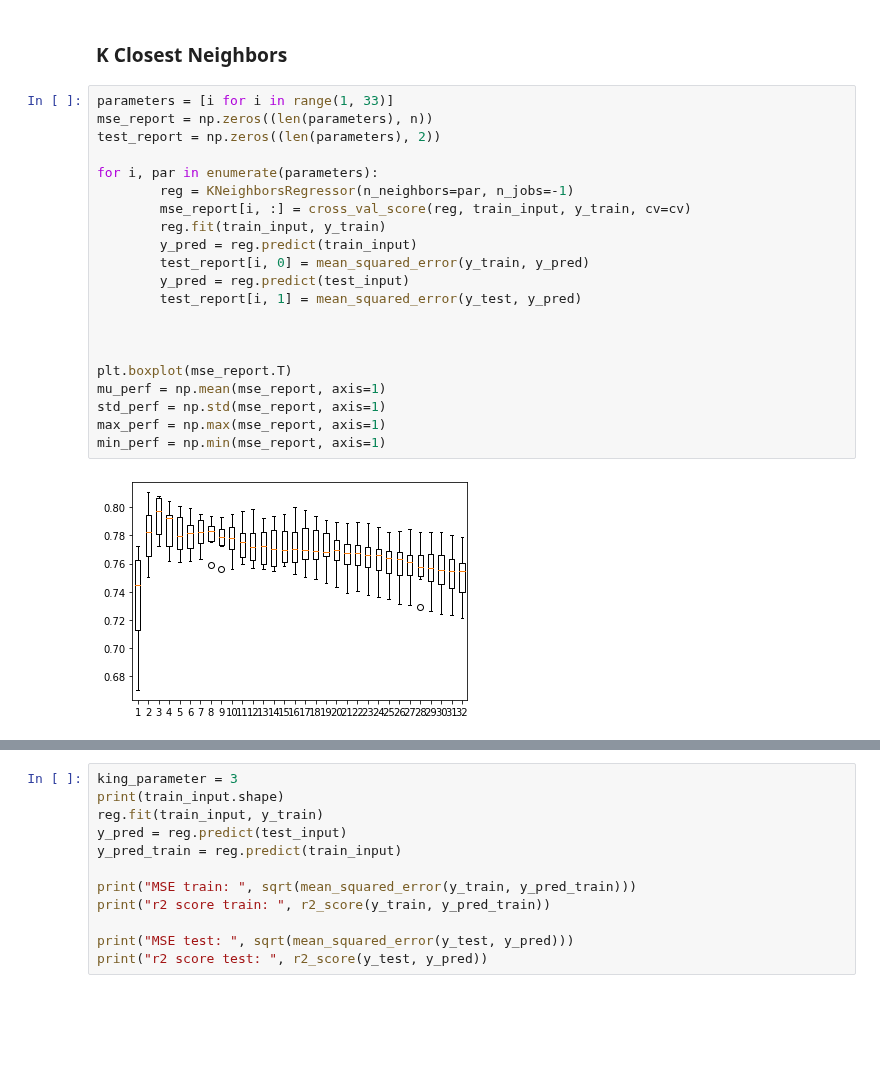
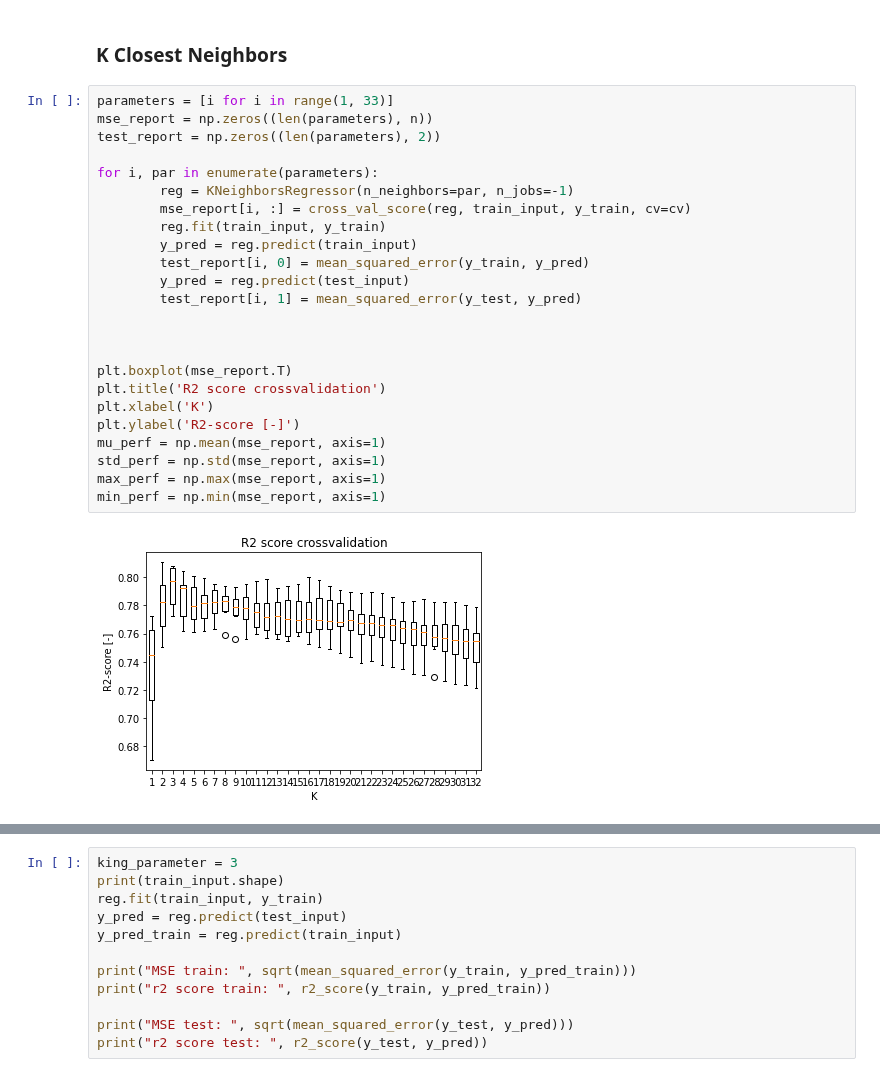
Before and after one commit to BenInTheBox/DataScienceInPractice, a Jupyter notebook: project/code.ipynb, the cells around one changed output, grey strips where cells are left out. Drawn from its saved outputs; the diff is of its cells as text; blank space fills up the shorter version.

```diff
--- a/project/code.ipynb
+++ b/project/code.ipynb
@@ -798,26 +790,29 @@ Real price:  225000  Predicted one:  202302  Error:  11 %
 # %%
 parameters = [i for i in range(1, 33)]
 mse_report = np.zeros((len(parameters), n))
 test_report = np.zeros((len(parameters), 2))
 
 for i, par in enumerate(parameters):
         reg = KNeighborsRegressor(n_neighbors=par, n_jobs=-1)
         mse_report[i, :] = cross_val_score(reg, train_input, y_train, cv=cv)
         reg.fit(train_input, y_train)
         y_pred = reg.predict(train_input)
         test_report[i, 0] = mean_squared_error(y_train, y_pred)
         y_pred = reg.predict(test_input)
         test_report[i, 1] = mean_squared_error(y_test, y_pred)
 
 
 
 plt.boxplot(mse_report.T)
+plt.title('R2 score crossvalidation')
+plt.xlabel('K')
+plt.ylabel('R2-score [-]')
 mu_perf = np.mean(mse_report, axis=1)
 std_perf = np.std(mse_report, axis=1)
 max_perf = np.max(mse_report, axis=1)
 min_perf = np.min(mse_report, axis=1)
 # %% [output]
-[figure, old version]
+[figure, new version]
 # %%
 plt.plot(test_report[:, 0], "--", label = 'Train Data')
 plt.plot(test_report[:, 1], label = 'Test Data')
```
Also changed, not shown: parts of 21 cells of this notebook.
